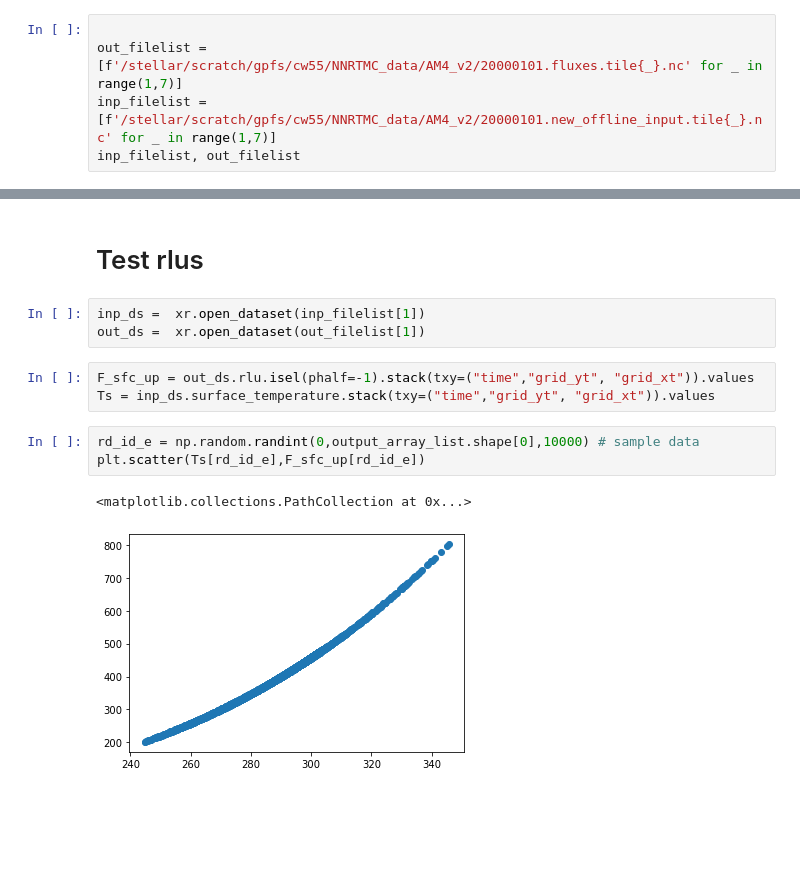
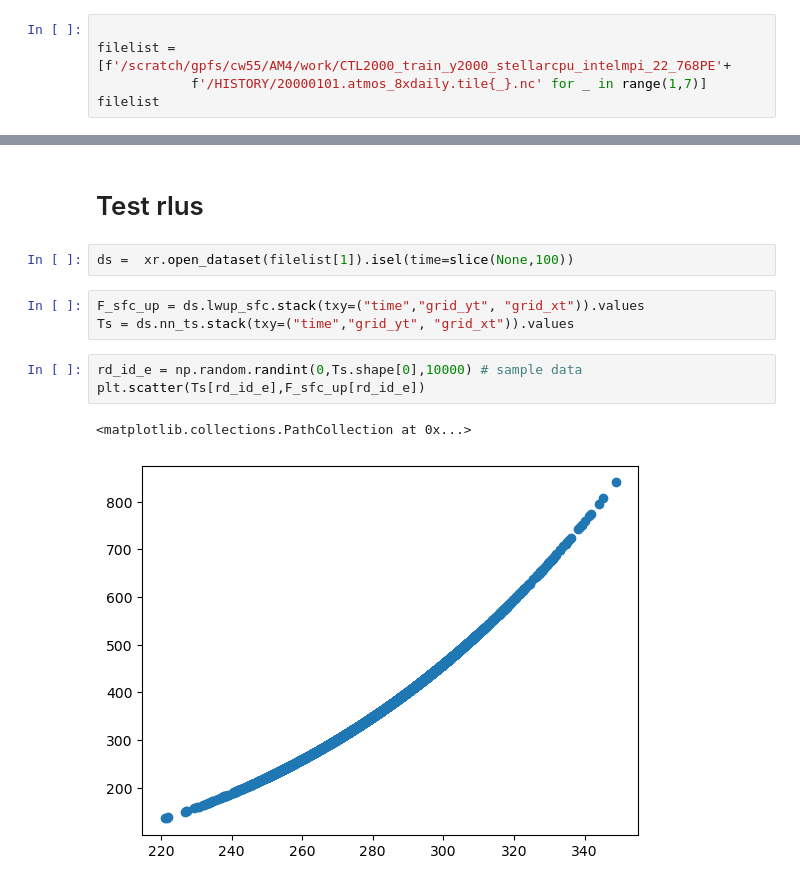
Before and after one commit to ChenggongWang/NNRTMC_AM4, a Jupyter notebook: data_process/lw_get_data_func_dev.ipynb, the cells around one changed output, grey strips where cells are left out. Saved outputs shown, nothing was run; the diff lists cells and outputs as text; blank space fills up the shorter version.

Commit message:
lw/sw analysis following updated training

```diff
--- a/data_process/lw_get_data_func_dev.ipynb
+++ b/data_process/lw_get_data_func_dev.ipynb
@@ -9,6 +9,6 @@ from get_AM4_data_lw import  get_AM4_data_lw
 # %%
 
-out_filelist = [f'/stellar/scratch/gpfs/cw55/NNRTMC_data/AM4_v2/20000101.fluxes.tile{_}.nc' for _ in range(1,7)]
-inp_filelist = [f'/stellar/scratch/gpfs/cw55/NNRTMC_data/AM4_v2/20000101.new_offline_input.tile{_}.nc' for _ in range(1,7)]
-inp_filelist, out_filelist
+filelist = [f'/scratch/gpfs/cw55/AM4/work/CTL2000_train_y2000_stellarcpu_intelmpi_22_768PE'+
+            f'/HISTORY/20000101.atmos_8xdaily.tile{_}.nc' for _ in range(1,7)]
+filelist
 # %% [output]
@@ -268,15 +254,14 @@ plt.hist(F_net[rd_id_e])
 # %% [markdown]
 # Test rlus
-# %%
-inp_ds =  xr.open_dataset(inp_filelist[1])
-out_ds =  xr.open_dataset(out_filelist[1])
+# %%
+ds =  xr.open_dataset(filelist[1]).isel(time=slice(None,100))
 # %%
-F_sfc_up = out_ds.rlu.isel(phalf=-1).stack(txy=("time","grid_yt", "grid_xt")).values
-Ts = inp_ds.surface_temperature.stack(txy=("time","grid_yt", "grid_xt")).values
+F_sfc_up = ds.lwup_sfc.stack(txy=("time","grid_yt", "grid_xt")).values
+Ts = ds.nn_ts.stack(txy=("time","grid_yt", "grid_xt")).values
 # %%
-rd_id_e = np.random.randint(0,output_array_list.shape[0],10000) # sample data
+rd_id_e = np.random.randint(0,Ts.shape[0],10000) # sample data
 plt.scatter(Ts[rd_id_e],F_sfc_up[rd_id_e])
 # %% [output]
 <matplotlib.collections.PathCollection at 0x...>
-[figure, old version]
+[figure, new version]
 # %%
```
Also changed, not shown: parts of 23 cells of this notebook, 20 other files.
